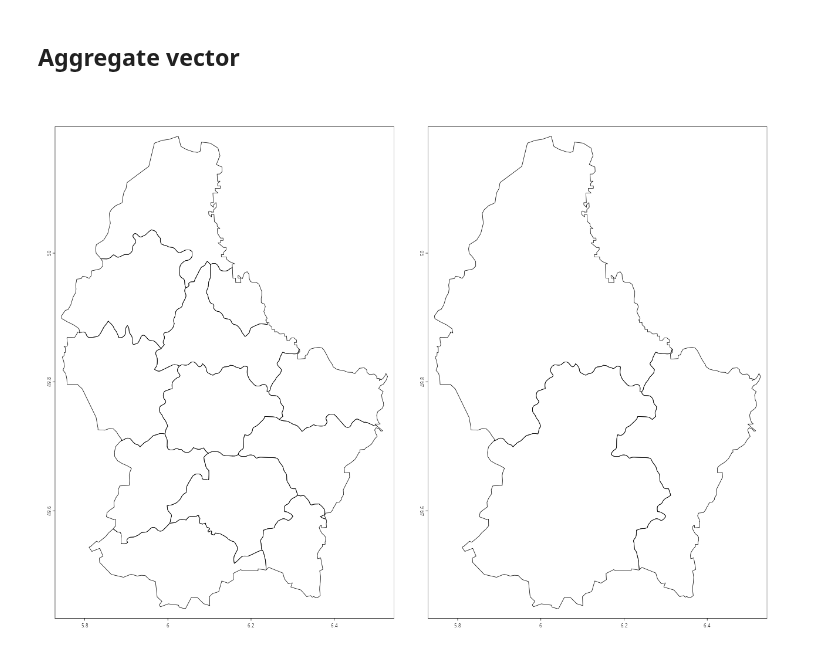
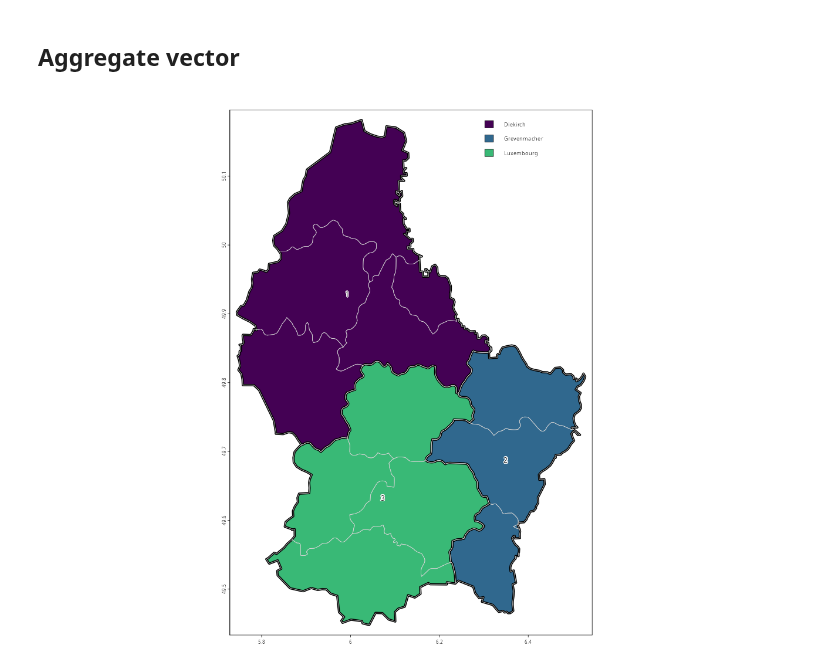
Before and after one commit to LTER-LIFE/vl-geospatial-toolbox, a Jupyter notebook: aggregation_space.ipynb, the cells around one changed output. Saved outputs shown, nothing was run; the diff lists cells and outputs as text; code cells hidden in the pictures.

```diff
--- a/aggregation_space.ipynb
+++ b/aggregation_space.ipynb
@@ -101,9 +101,8 @@ out <- list.files(path = param_out,
                   pattern = "aggregated_vector.gpkg",
                   full.names = TRUE)
 # %%
-par(mfrow = c(1, 2))
-plot(x)
-plot(vect(out))
-par(mfrow = c(1, 1))
+plot(vect(out), "NAME_1", lwd = 5, plg = list(x = "topright"), mar = rep(2, 4))
+lines(x, lwd = 1, col = "light gray")
+text(v, "ID_1", halo = TRUE)
 # %% [output]
-[figure, old version]
+[figure, new version]
```
Also changed, not shown: parts of 1 cell of this notebook, 2 other files.
